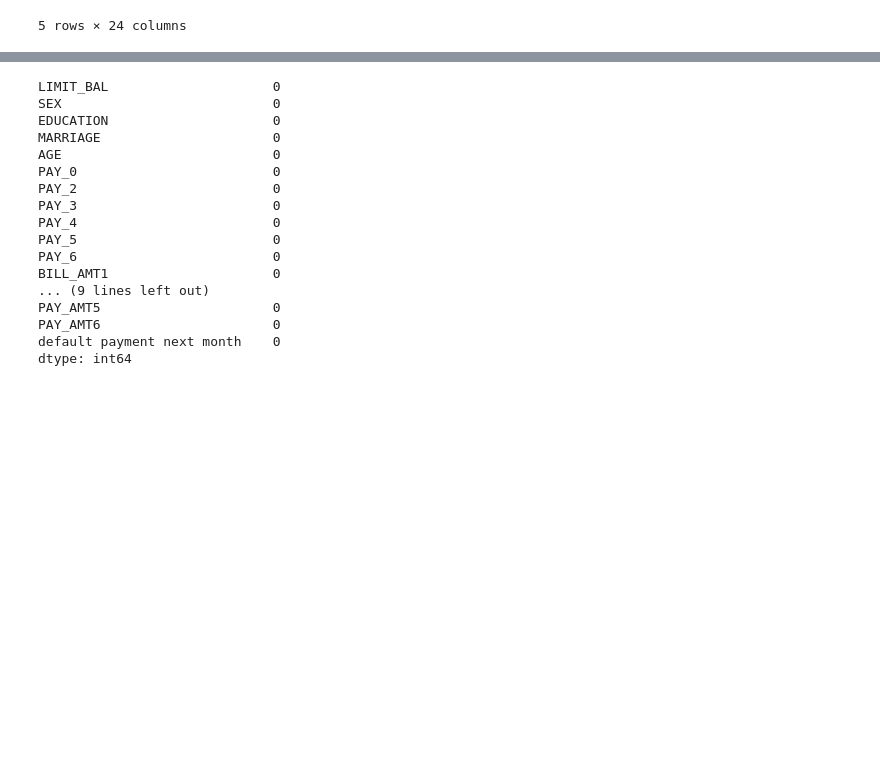
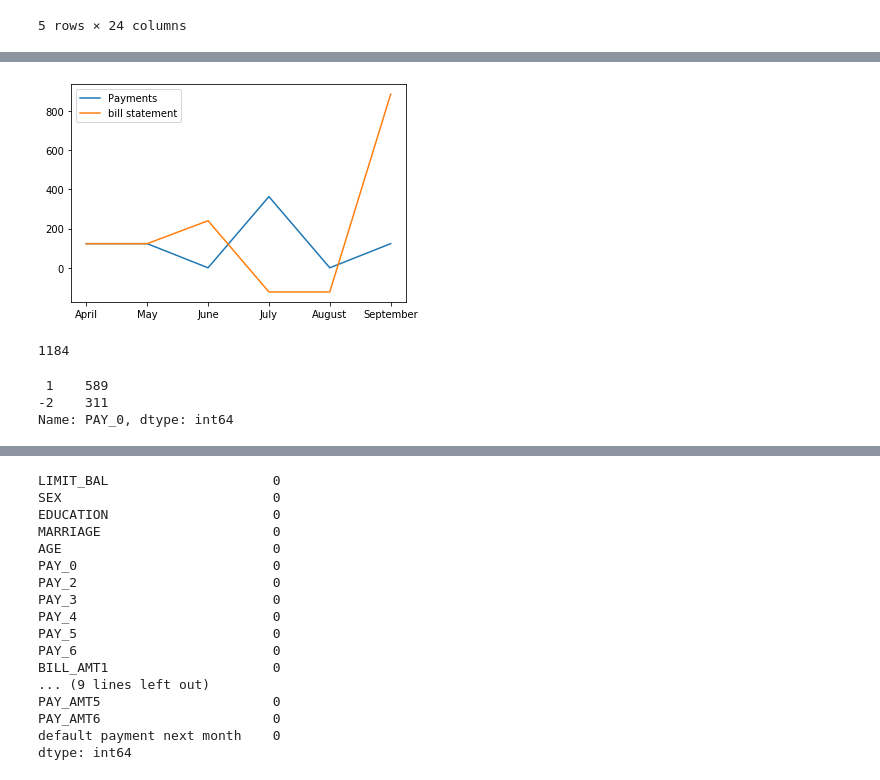
Before and after one commit to OsterMendel/nyc-ds-033020-lectures, a Jupyter notebook: Mod_3/bake_off/Data Exploration & Cleaning.ipynb, the cells around one changed output, grey strips where cells are left out. Cells and saved outputs as stored; diff of their text form; code cells hidden in the pictures; blank space fills up the shorter version.

```diff
--- a/Mod_3/bake_off/Data Exploration & Cleaning.ipynb
+++ b/Mod_3/bake_off/Data Exploration & Cleaning.ipynb
@@ -40,0 +120,7 @@ raw_data.head()
+# %%
+payments_test = raw_data[['PAY_AMT1','PAY_AMT2',
+ 'PAY_AMT3',
+ 'PAY_AMT4',
+ 'PAY_AMT5',
+ 'PAY_AMT6']].iloc[24][::-1]
+payments_test
@@ -40,0 +135,8 @@ raw_data.head()
+# %%
+bill_test = raw_data[['BILL_AMT1',
+ 'BILL_AMT2',
+ 'BILL_AMT3',
+ 'BILL_AMT4',
+ 'BILL_AMT5',
+ 'BILL_AMT6',]].iloc[24][::-1]
+bill_test
@@ -40,0 +151,27 @@ raw_data.head()
+# %%
+xlabels = ['April', 'May', 'June', 'July', 'August', 'September']
+plt.plot(xlabels,payments_test,label='Payments');
+plt.plot(xlabels,bill_test,label='bill statement');
+plt.legend();
+plt.show()
+# %% [output]
+[figure, added]
+# %%
+
+
+
+y = $$
+
+two lines, bill statement; paymenmt amount
+
+
+
+xaxis. sep, jun, jul aug sep
+# %% [output]
+1184
+# %%
+raw_data[(raw_data['BILL_AMT1']==0) & (raw_data['BILL_AMT2']==0) & (raw_data['BILL_AMT3']==0)]['PAY_0'].value_counts()
+# %% [output]
+ 1    589
+-2    311
+Name: PAY_0, dtype: int64
```
Also changed, not shown: parts of 12 cells of this notebook, 1 other file.
